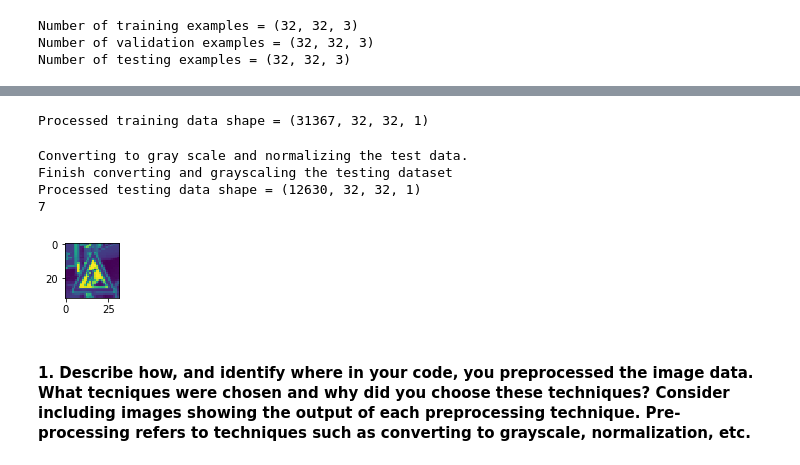
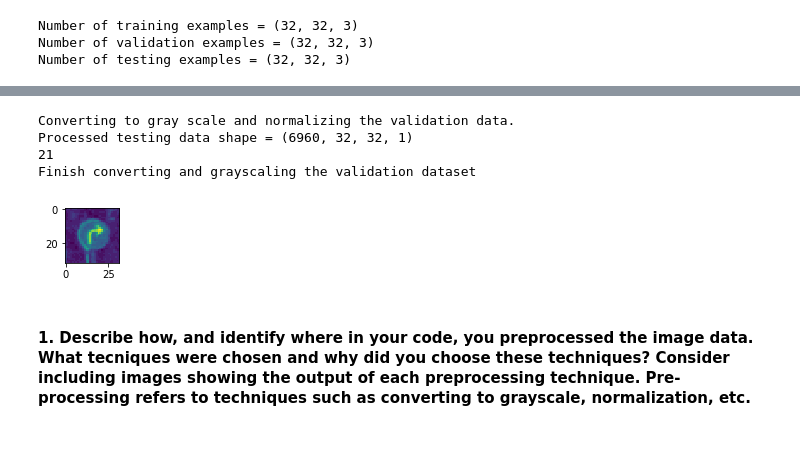
Before and after one commit to calsaviour/sdc, a Jupyter notebook: TermOne/CarND-Traffic-Sign-Classifier-Project/Traffic_Sign_Classifier.ipynb, the cells around one changed output, grey strips where cells are left out. Cells and saved outputs as stored; diff of their text form; code cells hidden in the pictures.

```diff
--- a/TermOne/CarND-Traffic-Sign-Classifier-Project/Traffic_Sign_Classifier.ipynb
+++ b/TermOne/CarND-Traffic-Sign-Classifier-Project/Traffic_Sign_Classifier.ipynb
@@ -224,30 +251,22 @@ Finish converting and grayscaling the training dataset
 # %%
+print('Converting to gray scale and normalizing the validation data.')
+
+X_validation_gray = convertImageToGrayScale(X_validation)
+X_validation_axis = X_validation_gray[..., newaxis]
+X_validation_normalized = normalize(X_validation_axis)
+
+
 # Double-check that the image is changed to depth of 1
-print("Processed training data shape =",X_normalized.shape)
+print("Processed testing data shape =", X_validation_normalized.shape)
+
+plotFigure(X_validation_normalized)
+print('Finish converting and grayscaling the validation dataset')
 # %% [output]
-Processed training data shape = (31367, 32, 32, 1)
+Converting to gray scale and normalizing the validation data.
+Processed testing data shape = (6960, 32, 32, 1)
+21
+Finish converting and grayscaling the validation dataset
+[figure, added]
-# %%
-print('Converting to gray scale and normalizing the test data.')
-
-# Iterate through grayscale
-X_test = convertImageToGrayScale(X_test)
-X_test = X_test[..., newaxis]
-
-# Normalize
-X_test = normalize(X_test)
-
-print('Finish converting and grayscaling the testing dataset')
-
-# Double-check that the image is changed to depth of 1
-print("Processed testing data shape =", X_test.shape)
-
-plotFigure(X_test)
-# %% [output]
-Converting to gray scale and normalizing the test data.
-Finish converting and grayscaling the testing dataset
-Processed testing data shape = (12630, 32, 32, 1)
-7
-[figure, removed]
 # %% [markdown]
 #### 1. Describe how, and identify where in your code, you preprocessed the image data. What tecniques were chosen and why did you choose these techniques? Consider including images showing the output of each preprocessing technique. Pre-processing refers to techniques such as converting to grayscale, normalization, etc.
 # %% [markdown]
```
Also changed, not shown: parts of 12 cells of this notebook.
